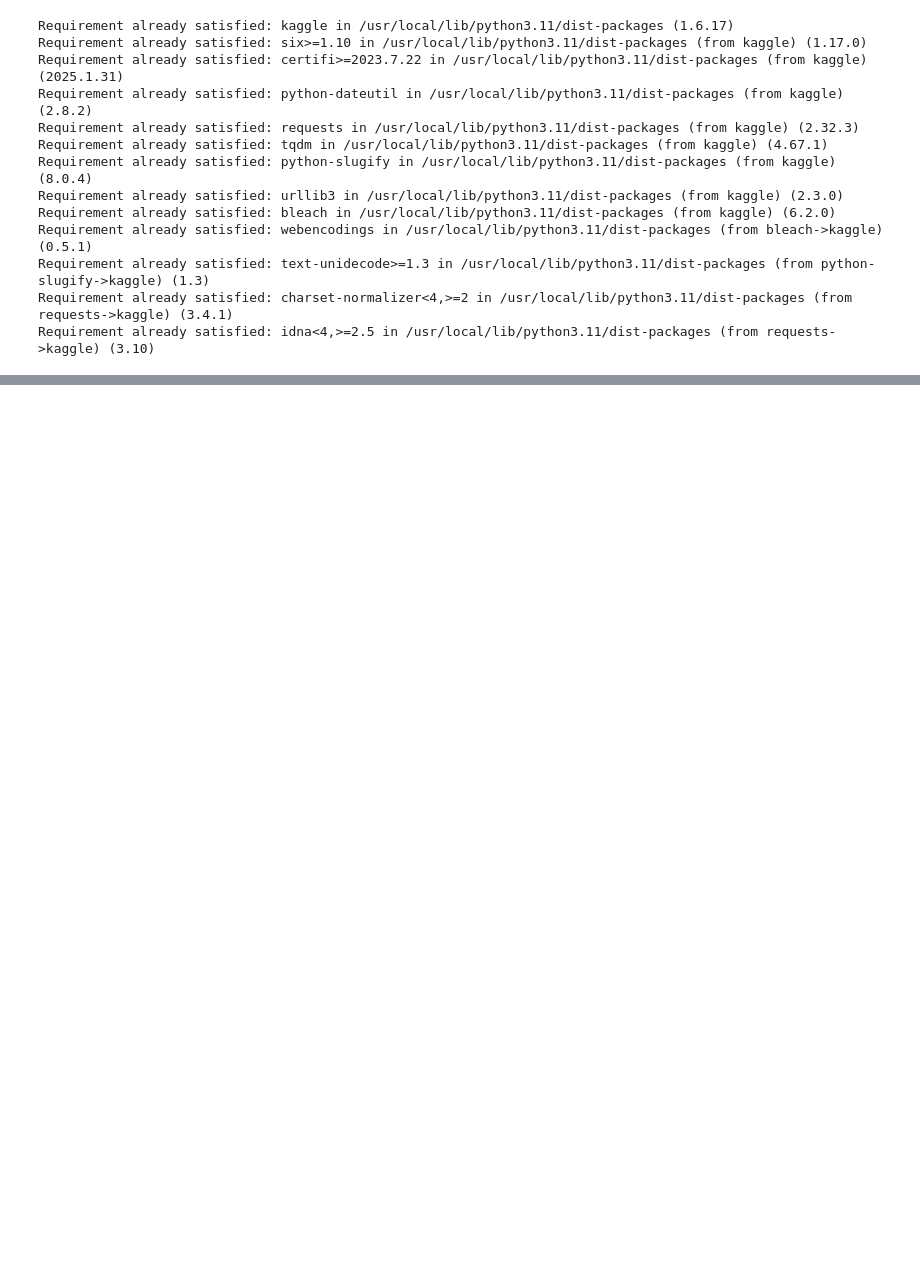
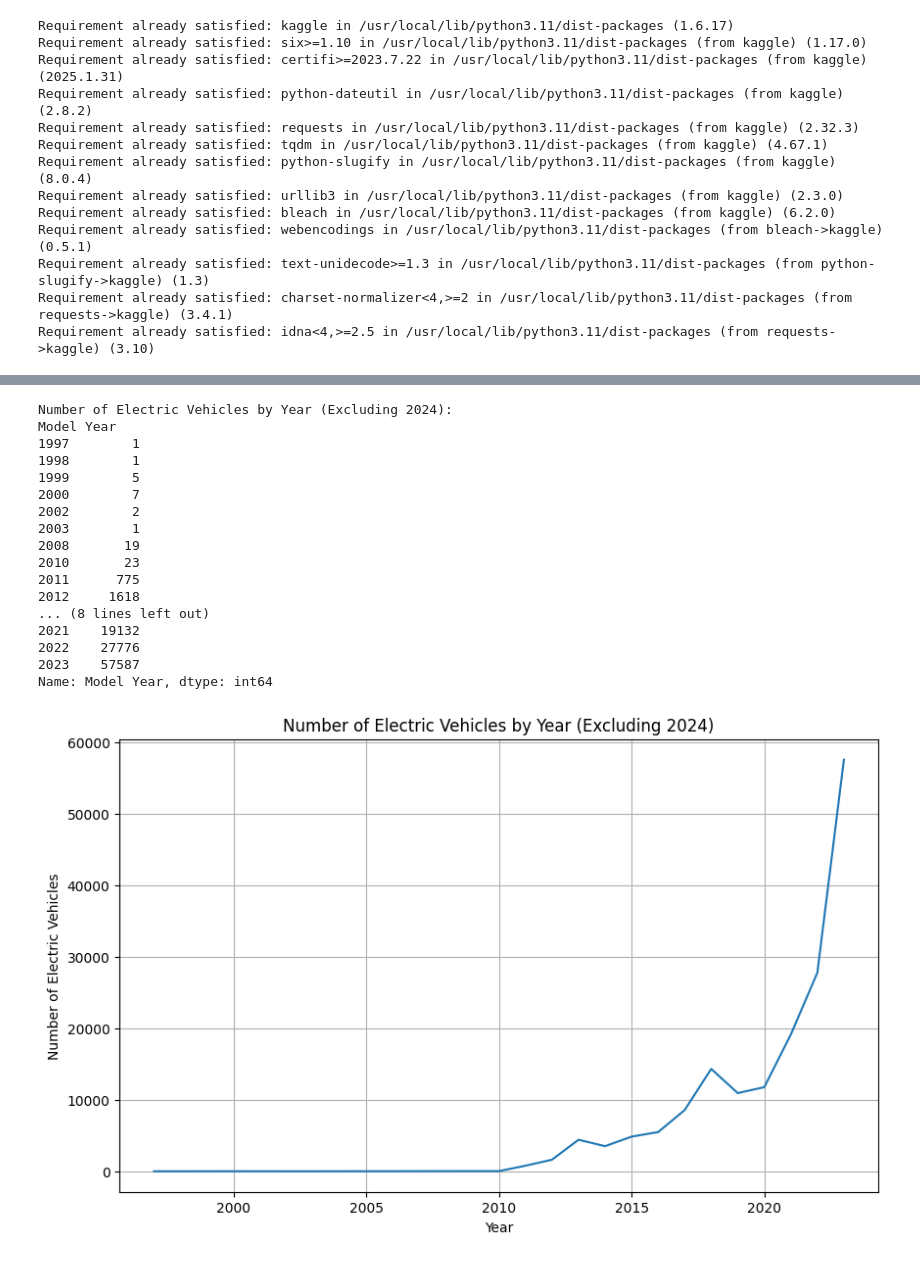
Before and after one commit to Number1MarsMan/googleColabProjects, a Jupyter notebook: AddedEVData.ipynb, the cells around one changed output, grey strips where cells are left out. Saved outputs shown, nothing was run; the diff lists cells and outputs as text; code cells hidden in the pictures; blank space fills up the shorter version.

```diff
--- a/AddedEVData.ipynb
+++ b/AddedEVData.ipynb
@@ -187,0 +123,52 @@ array([['5YJYGDEE1L', 'King', 'Seattle', ...,
+# %%
+# prompt: now create a graph and table of number of electric vehicles by year not including 2024, and remove cars from states: AE, AP, BC
+
+import pandas as pd
+import matplotlib.pyplot as plt
+
+# Load the dataset into a pandas DataFrame
+data = pd.read_csv('Electric_Vehicle_Population_Data.csv')
+
+# Remove cars from states AE, AP, BC
+data = data[~data['State'].isin(['AE', 'AP', 'BC'])]
+
+# Convert 'Model Year' to datetime and extract year
+data['Model Year'] = pd.to_datetime(data['Model Year'], format='%Y', errors='coerce').dt.year
+
+# Filter out 2024
+data = data[data['Model Year'] != 2024]
+
+# Group by Model Year and count the number of vehicles
+year_counts = data.groupby('Model Year')['Model Year'].count()
+
+# Create a table showing the counts of each year
+print("Number of Electric Vehicles by Year (Excluding 2024):")
+print(year_counts)
+
+# Create a graph
+plt.figure(figsize=(10, 6))
+plt.plot(year_counts.index, year_counts.values)
+plt.xlabel('Year')
+plt.ylabel('Number of Electric Vehicles')
+plt.title('Number of Electric Vehicles by Year (Excluding 2024)')
+plt.grid(True)
+plt.show()
+# %% [output]
+Number of Electric Vehicles by Year (Excluding 2024):
+Model Year
+1997        1
+1998        1
+1999        5
+2000        7
+2002        2
+2003        1
+2008       19
+2010       23
+2011      775
+2012     1618
+... (8 lines left out)
+2021    19132
+2022    27776
+2023    57587
+Name: Model Year, dtype: int64
+[figure, added]
```
Also changed, not shown: parts of 14 cells of this notebook.
